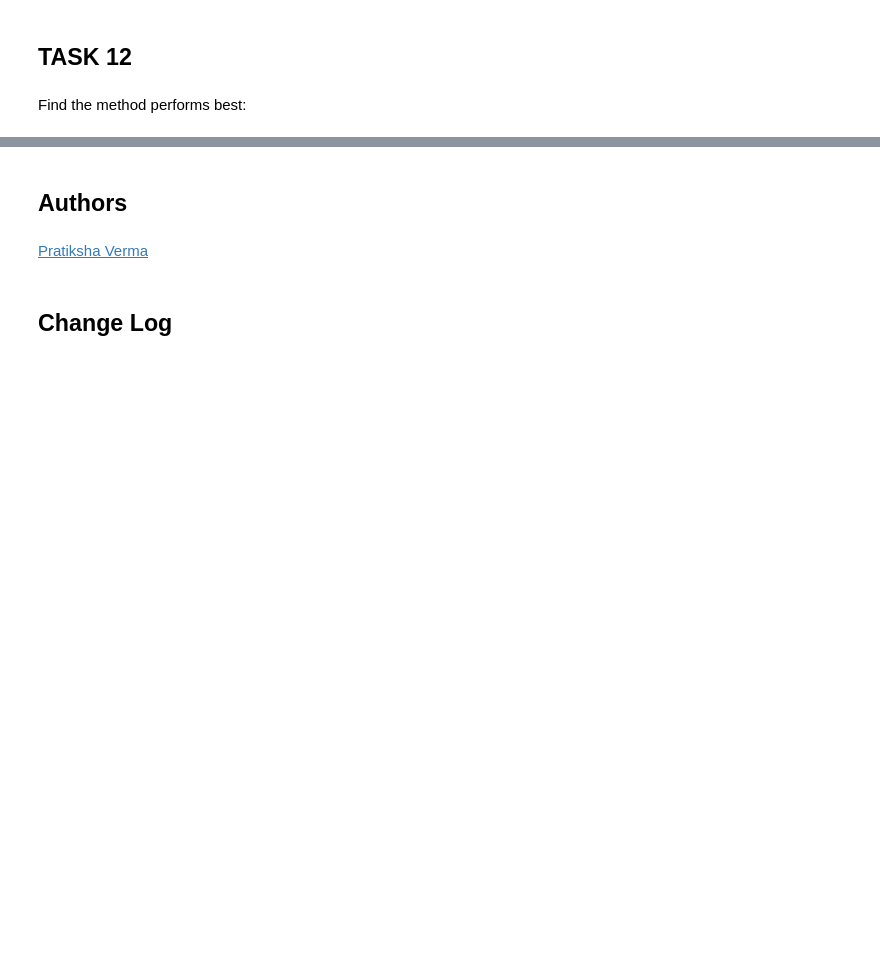
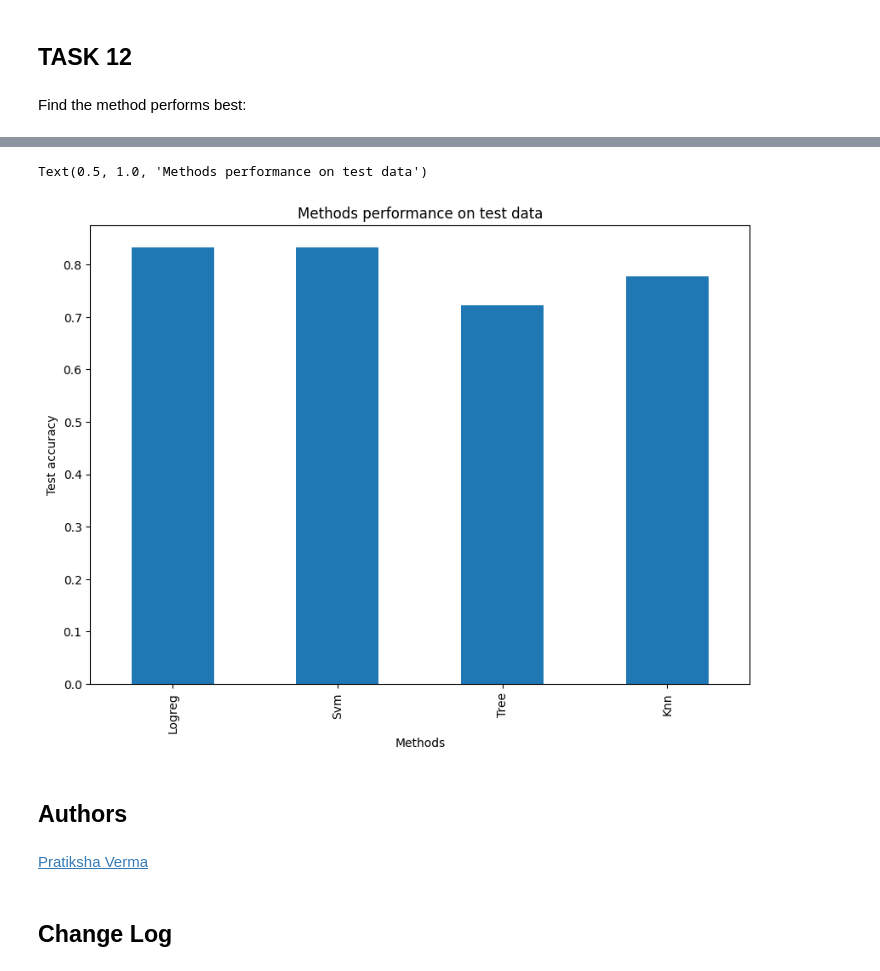
Before and after one commit to Sankethhhh/IBM-Data-Science-Course, a Jupyter notebook: Capstone-project/SpaceX_Machine_Learning_Prediction_Part_5.jupyterlite.ipynb, the cells around one changed output, grey strips where cells are left out. Cells and saved outputs as stored; diff of their text form; code cells hidden in the pictures; blank space fills up the shorter version.

```diff
--- a/Capstone-project/SpaceX_Machine_Learning_Prediction_Part_5.jupyterlite.ipynb
+++ b/Capstone-project/SpaceX_Machine_Learning_Prediction_Part_5.jupyterlite.ipynb
@@ -192,3 +302,6 @@ print("accuracy :",tree_cv.best_score_)
 ## TASK  9
 # %% [markdown]
 Calculate the accuracy of tree_cv on the test data using the method <code>score</code>:
+# %%
+acc_tree_test_data = tree_cv.score(X_test, Y_test)
+print("Accuracy on test data :", acc_tree_test_data)
@@ -226,3 +405,12 @@ Find the method performs best:
+# %%
+acc_train_methods = df["Accuracy Test"]
+ax = acc_train_methods.plot(kind='bar', figsize=(10, 7))
+ax.set_xlabel("Methods")
+ax.set_ylabel("Test accuracy")
+ax.set_title("Methods performance on test data")
+# %% [output]
+Text(0.5, 1.0, 'Methods performance on test data')
+[figure, added]
 # %% [markdown]
 ## Authors
 # %% [markdown]
```
Also changed, not shown: parts of 32 cells of this notebook.
